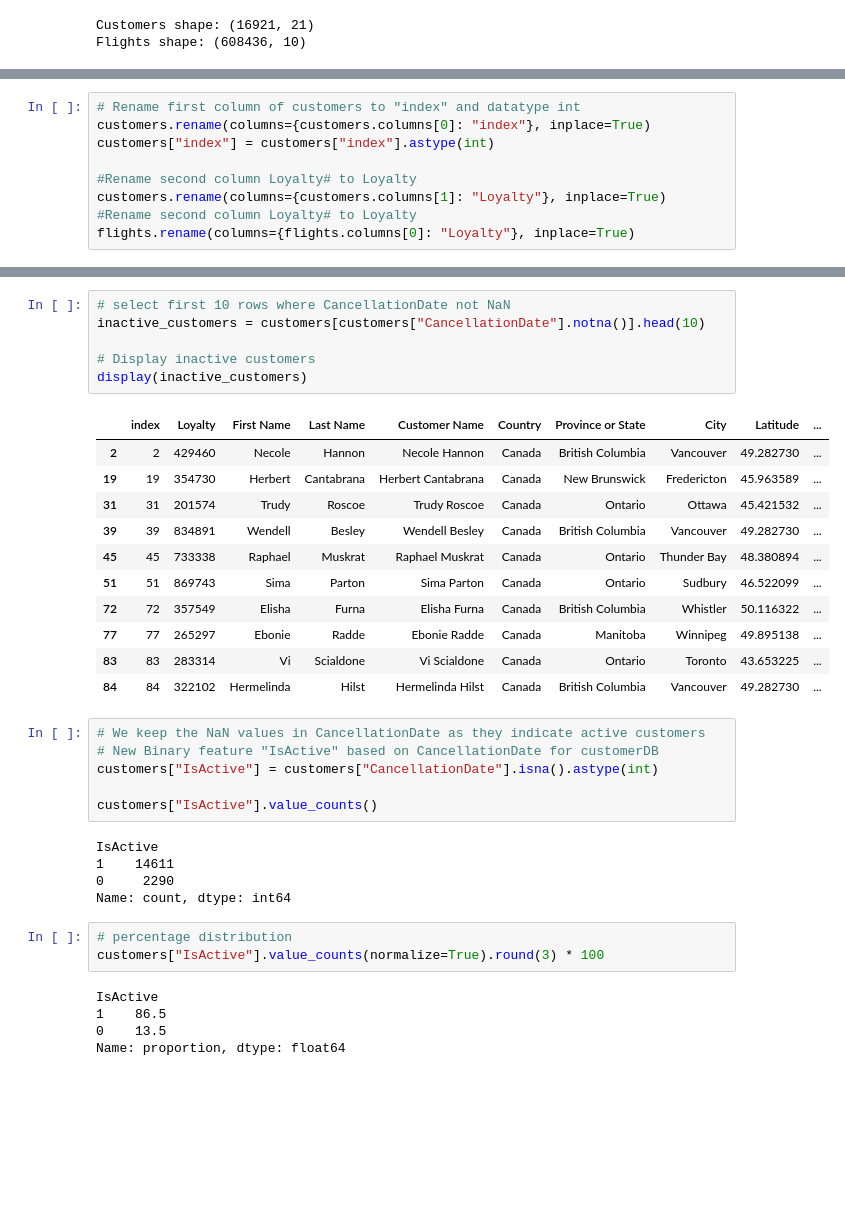
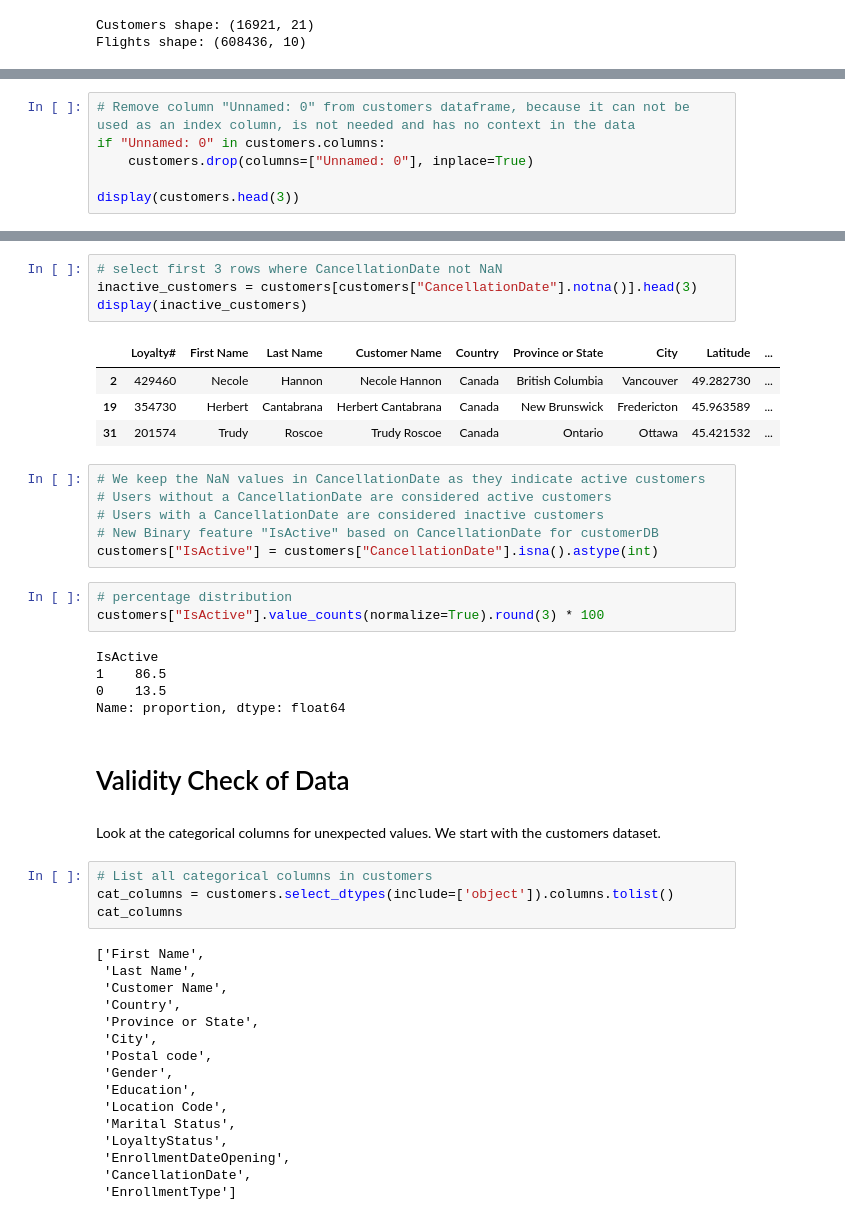
Before and after one commit to duartegomes11/DataMining2025---Project, a Jupyter notebook: notebooks/00_data_overview.ipynb, the cells around one changed output, grey strips where cells are left out. Saved outputs shown, nothing was run; the diff lists cells and outputs as text; blank space fills up the shorter version.

```diff
--- a/notebooks/00_data_overview.ipynb
+++ b/notebooks/00_data_overview.ipynb
@@ -53,9 +49,6 @@ display(flights.head())
 # %%
-# Rename first column of customers to "index" and datatype int
-customers.rename(columns={customers.columns[0]: "index"}, inplace=True)
-customers["index"] = customers["index"].astype(int)
+# Remove column "Unnamed: 0" from customers dataframe, because it can not be used as an index column, is not needed and has no context in the data
+if "Unnamed: 0" in customers.columns:
+	customers.drop(columns=["Unnamed: 0"], inplace=True)
 
-#Rename second column Loyalty# to Loyalty
-customers.rename(columns={customers.columns[1]: "Loyalty"}, inplace=True)
-#Rename second column Loyalty# to Loyalty
-flights.rename(columns={flights.columns[0]: "Loyalty"}, inplace=True)
+display(customers.head(3))
@@ -256,32 +289,18 @@ Active customers (first 10):
 # %%
-# select first 10 rows where CancellationDate not NaN
-inactive_customers = customers[customers["CancellationDate"].notna()].head(10)
-
-# Display inactive customers
+# select first 3 rows where CancellationDate not NaN
+inactive_customers = customers[customers["CancellationDate"].notna()].head(3)
 display(inactive_customers)
 # %% [output]
-|  | index | Loyalty | First Name | Last Name | Customer Name | Country | Province or State | City | Latitude | ... |
-| 2 | 2 | 429460 | Necole | Hannon | Necole Hannon | Canada | British Columbia | Vancouver | 49.282730 | ... |
-| 19 | 19 | 354730 | Herbert | Cantabrana | Herbert Cantabrana | Canada | New Brunswick | Fredericton | 45.963589 | ... |
-| 31 | 31 | 201574 | Trudy | Roscoe | Trudy Roscoe | Canada | Ontario | Ottawa | 45.421532 | ... |
-| 39 | 39 | 834891 | Wendell | Besley | Wendell Besley | Canada | British Columbia | Vancouver | 49.282730 | ... |
-| 45 | 45 | 733338 | Raphael | Muskrat | Raphael Muskrat | Canada | Ontario | Thunder Bay | 48.380894 | ... |
-| 51 | 51 | 869743 | Sima | Parton | Sima Parton | Canada | Ontario | Sudbury | 46.522099 | ... |
-| 72 | 72 | 357549 | Elisha | Furna | Elisha Furna | Canada | British Columbia | Whistler | 50.116322 | ... |
-| 77 | 77 | 265297 | Ebonie | Radde | Ebonie Radde | Canada | Manitoba | Winnipeg | 49.895138 | ... |
-| 83 | 83 | 283314 | Vi | Scialdone | Vi Scialdone | Canada | Ontario | Toronto | 43.653225 | ... |
-| 84 | 84 | 322102 | Hermelinda | Hilst | Hermelinda Hilst | Canada | British Columbia | Vancouver | 49.282730 | ... |
+|  | Loyalty# | First Name | Last Name | Customer Name | Country | Province or State | City | Latitude | ... |
+| 2 | 429460 | Necole | Hannon | Necole Hannon | Canada | British Columbia | Vancouver | 49.282730 | ... |
+| 19 | 354730 | Herbert | Cantabrana | Herbert Cantabrana | Canada | New Brunswick | Fredericton | 45.963589 | ... |
+| 31 | 201574 | Trudy | Roscoe | Trudy Roscoe | Canada | Ontario | Ottawa | 45.421532 | ... |
 # %%
 # We keep the NaN values in CancellationDate as they indicate active customers
+# Users without a CancellationDate are considered active customers
+# Users with a CancellationDate are considered inactive customers
 # New Binary feature "IsActive" based on CancellationDate for customerDB
 customers["IsActive"] = customers["CancellationDate"].isna().astype(int)
-
-customers["IsActive"].value_counts()
-# %% [output]
-IsActive
-1    14611
-0     2290
-Name: count, dtype: int64
 # %%
 # percentage distribution
 customers["IsActive"].value_counts(normalize=True).round(3) * 100
@@ -290,3 +309,27 @@ IsActive
 1    86.5
 0    13.5
 Name: proportion, dtype: float64
+# %% [markdown]
+# Validity Check of Data
+# %% [markdown]
+Look at the categorical columns for unexpected values. We start with the customers dataset.
+# %%
+# List all categorical columns in customers
+cat_columns = customers.select_dtypes(include=['object']).columns.tolist()
+cat_columns
+# %% [output]
+['First Name',
+ 'Last Name',
+ 'Customer Name',
+ 'Country',
+ 'Province or State',
+ 'City',
+ 'Postal code',
+ 'Gender',
+ 'Education',
+ 'Location Code',
+ 'Marital Status',
+ 'LoyaltyStatus',
+ 'EnrollmentDateOpening',
+ 'CancellationDate',
+ 'EnrollmentType']
```
Also changed, not shown: parts of 74 cells of this notebook, 6 other files.
